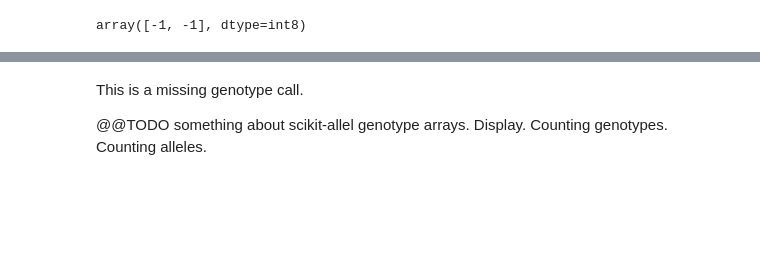
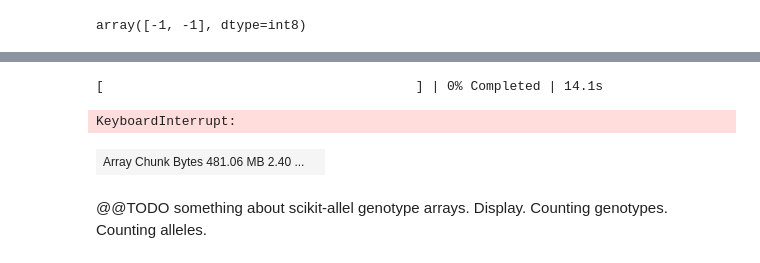
Before and after one commit to malariagen/vector-data, a Jupyter notebook: docs/ag3/examples/snps.ipynb, the cells around one changed output, grey strips where cells are left out. Cells and saved outputs as stored; diff of their text form; code cells hidden in the pictures; blank space fills up the shorter version.

```diff
--- a/docs/ag3/examples/snps.ipynb
+++ b/docs/ag3/examples/snps.ipynb
@@ -336,4 +363,14 @@ array([-1, -1], dtype=int8)
+# %%
+with ProgressBar():
+    ac = allel.GenotypeDaskArray(gt).count_alleles(max_allele=3).compute()
+ac
+# %% [output]
+[                                        ] | 0% Completed | 14.1s
+KeyboardInterrupt:
+# %%
+an = ac.sum(axis=1)
+an
+# %% [output]
+| Array Chunk Bytes 481.06 MB 2.40 ... |  |
 # %% [markdown]
-This is a missing genotype call.
-
 @@TODO something about scikit-allel genotype arrays. Display. Counting genotypes. Counting alleles.
```
Also changed, not shown: parts of 12 cells of this notebook.
